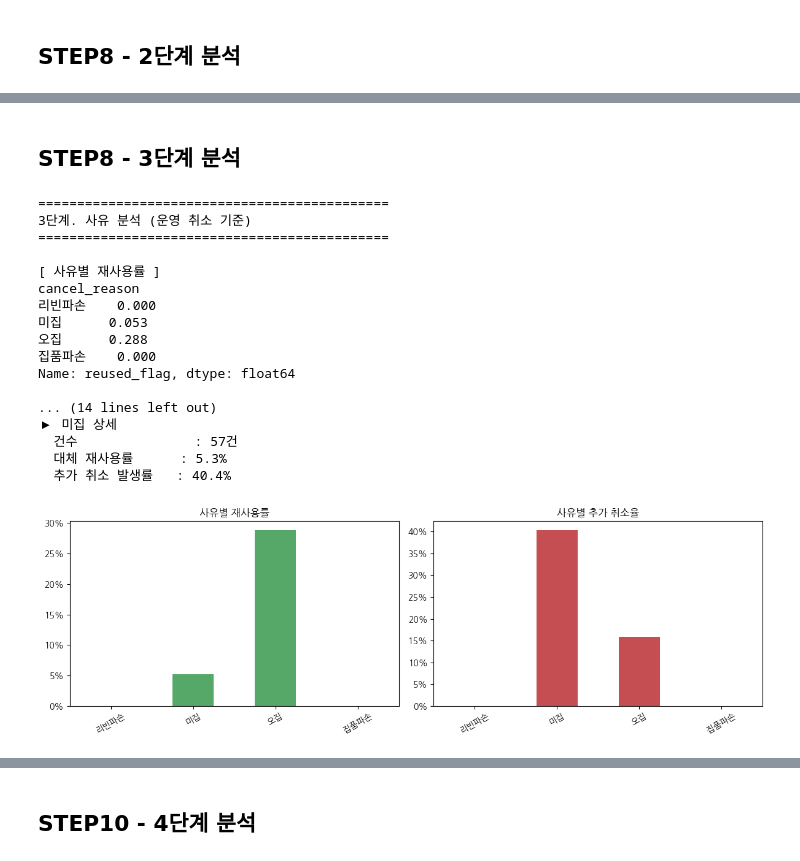
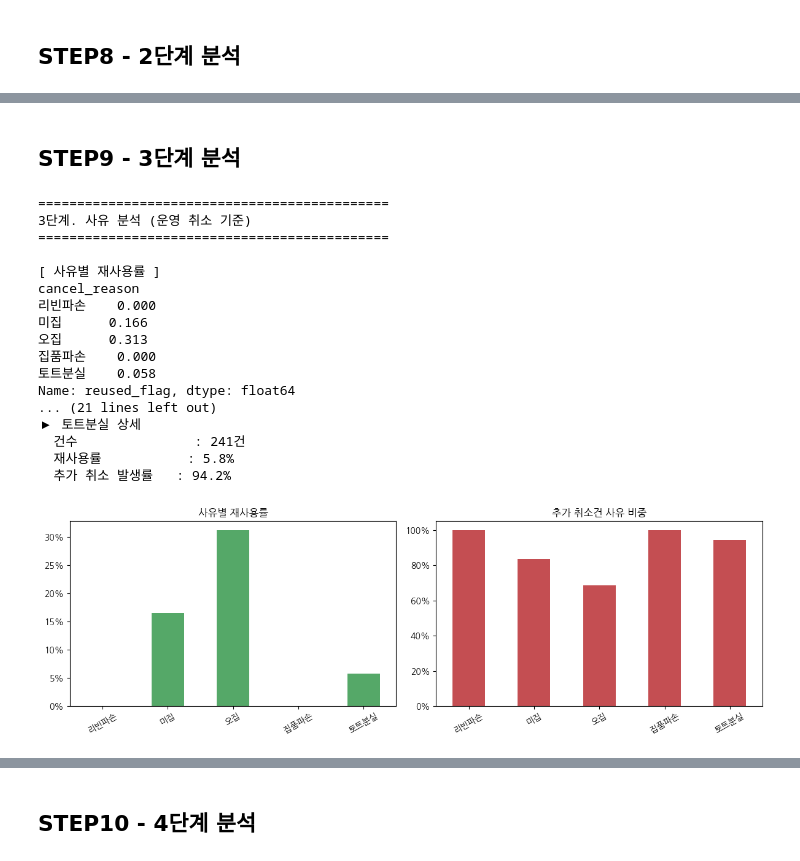
Before and after one commit to shane-son/logistics-data-analysis, a Jupyter notebook: main_analysis.ipynb, the cells around one changed output, grey strips where cells are left out. Drawn from its saved outputs; the diff is of its cells as text; code cells hidden in the pictures.

```diff
--- a/main_analysis.ipynb
+++ b/main_analysis.ipynb
@@ -668,5 +746,5 @@ Name: reused_flag, dtype: float64
 # %% [markdown]
-## **STEP8 - 3단계 분석**
+## **STEP9 - 3단계 분석**
 # %%
 # =============================================
 # STEP 9: 3단계 분석 — 사유 분석
@@ -680,7 +758,7 @@ print("3단계. 사유 분석 (운영 취소 기준)")
 print("=" * 45)
 print("\n[ 사유별 재사용률 ]")
 print(reason_reuse.round(3))
-print("\n[ 사유별 추가 취소율 ]")
+print("\n[ 추가 취소건 사유 비중 ]")
 print(reason_addcan.round(3))
 
 # 오집 상세
@@ -696,40 +774,47 @@ mp = op_df[op_df['cancel_reason'] == '미집']
 print(f"\n▶ 미집 상세")
 print(f"  건수               : {len(mp):,}건")
 print(f"  대체 재사용률      : {mp['reused_flag'].mean():.1%}")
 print(f"  추가 취소 발생률   : {mp['additional_cancel_flag'].mean():.1%}")
 
+# 토트분실 상세
+tp = op_df[op_df['cancel_reason'] == '토트분실']
+print(f"\n▶ 토트분실 상세")
+print(f"  건수               : {len(tp):,}건")
+print(f"  재사용률           : {tp['reused_flag'].mean():.1%}")
+print(f"  추가 취소 발생률   : {tp['additional_cancel_flag'].mean():.1%}")
+
 fig, axes = plt.subplots(1, 2, figsize=(12, 4))
 
 reason_reuse.plot(kind='bar', ax=axes[0], color='#55A868')
 axes[0].set_title('사유별 재사용률')
 axes[0].set_xlabel('')
 axes[0].yaxis.set_major_formatter(plt.FuncFormatter(lambda y, _: f'{y:.0%}'))
 axes[0].tick_params(axis='x', rotation=30)
 
 reason_addcan.plot(kind='bar', ax=axes[1], color='#C44E52')
-axes[1].set_title('사유별 추가 취소율')
+axes[1].set_title('추가 취소건 사유 비중')
 axes[1].set_xlabel('')
 axes[1].yaxis.set_major_formatter(plt.FuncFormatter(lambda y, _: f'{y:.0%}'))
 axes[1].tick_params(axis='x', rotation=30)
 
 plt.tight_layout()
 plt.show()
 # %% [output]
 =============================================
 3단계. 사유 분석 (운영 취소 기준)
 =============================================
 
 [ 사유별 재사용률 ]
 cancel_reason
 리빈파손    0.000
-미집      0.053
-오집      0.288
+미집      0.166
+오집      0.313
 집품파손    0.000
+토트분실    0.058
 Name: reused_flag, dtype: float64
-
-... (14 lines left out)
-▶ 미집 상세
-  건수               : 57건
-  대체 재사용률      : 5.3%
-  추가 취소 발생률   : 40.4%
+... (21 lines left out)
+▶ 토트분실 상세
+  건수               : 241건
+  재사용률           : 5.8%
+  추가 취소 발생률   : 94.2%
-[figure, old version]
+[figure, new version]
```
Also changed, not shown: parts of 13 cells of this notebook.
